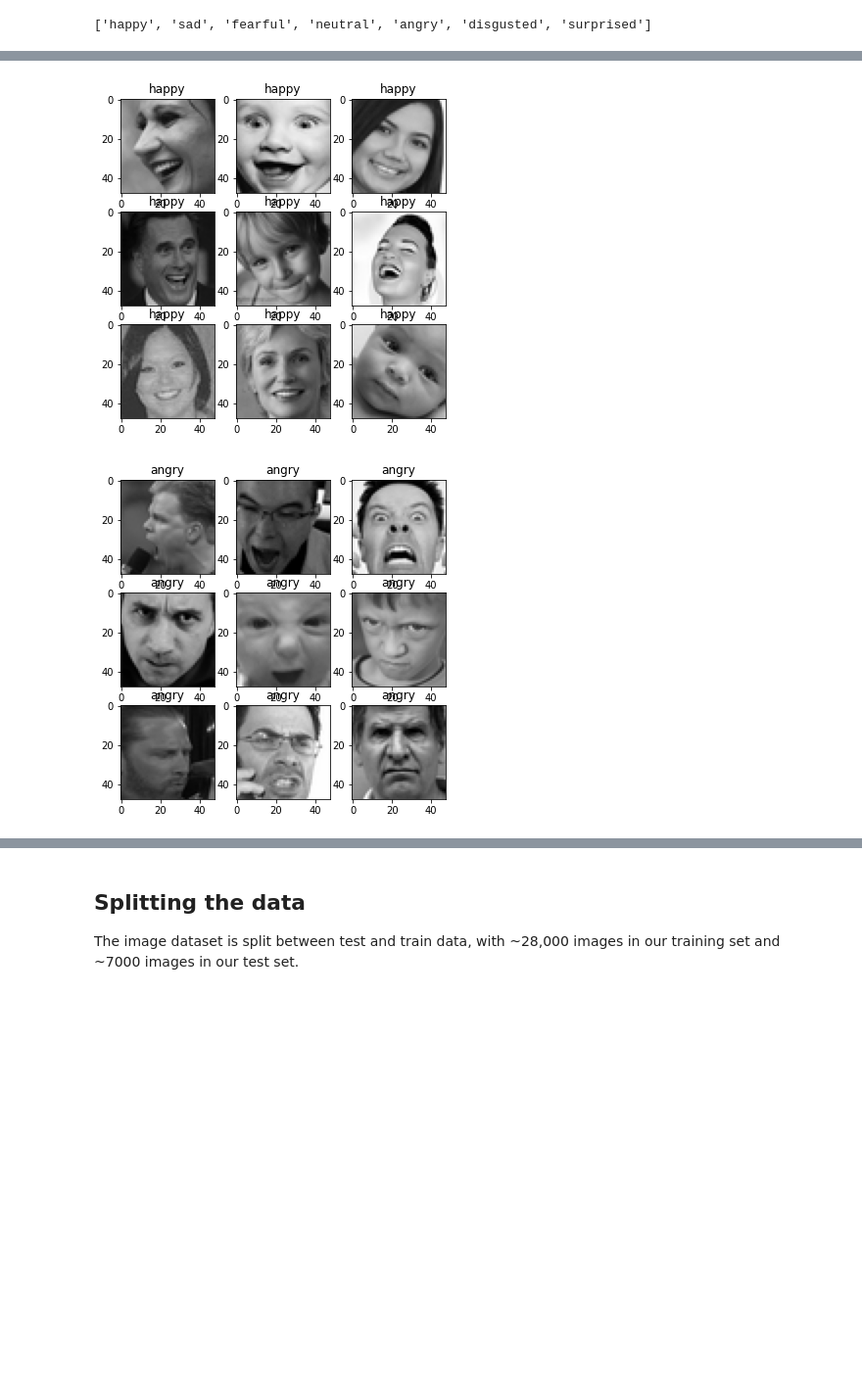
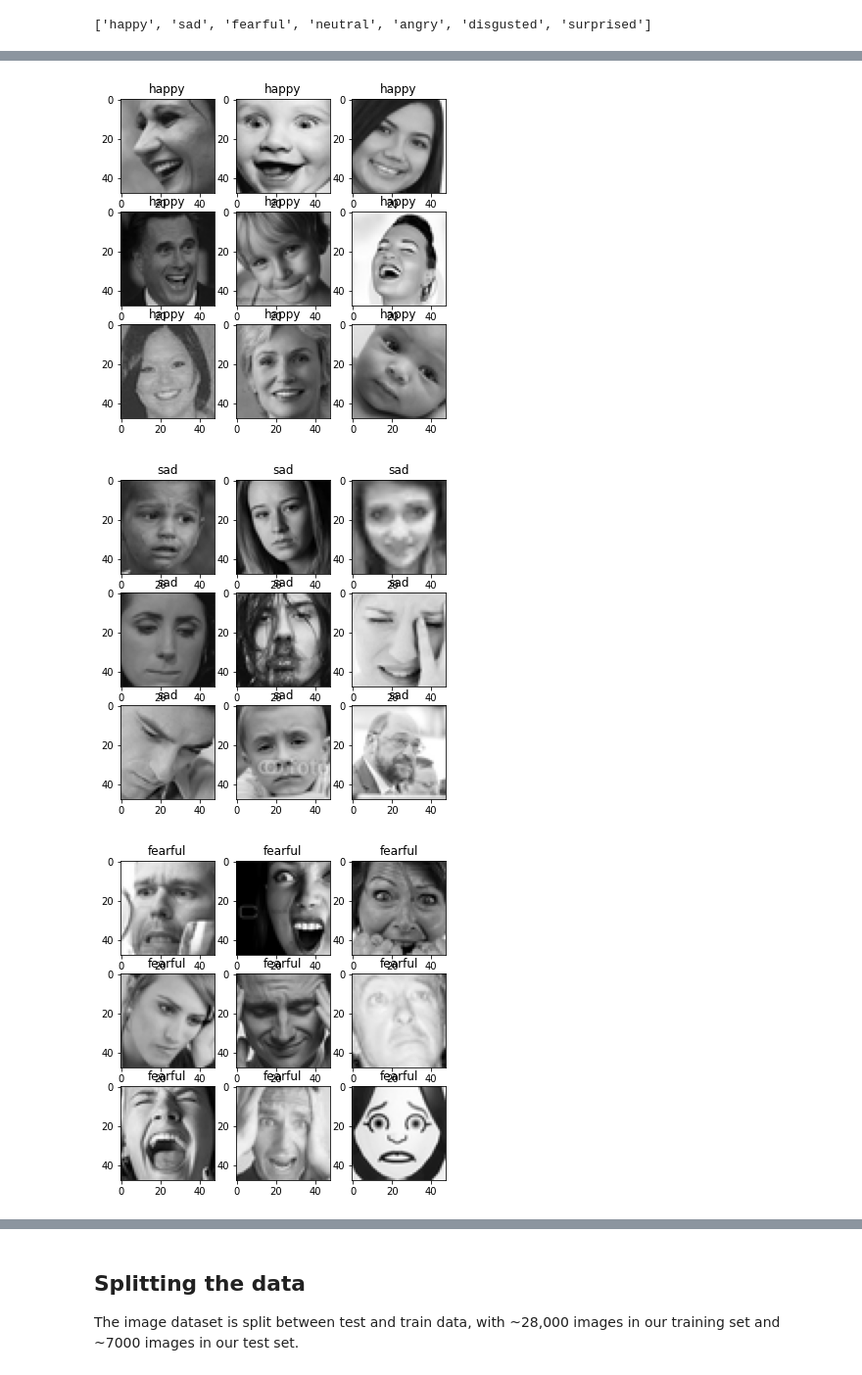
Before and after one commit to allysonvasquez/EmotionRecognition, a Jupyter notebook: Emotion_Recognition_Visualization.ipynb, the cells around one changed output, grey strips where cells are left out. Shown at 98% size. Cells and saved outputs as stored; diff of their text form; code cells hidden in the pictures; blank space fills up the shorter version.

Commit message:
automated image visualization

```diff
--- a/Emotion_Recognition_Visualization.ipynb
+++ b/Emotion_Recognition_Visualization.ipynb
@@ -27,18 +27,19 @@ Lets look at 2 of the emotion labels in our dataset, happy and angry:
 # %%
 folder_path = 'data/train/'
 test_folder = 'data/test/'
 
 def display_images(emotion):
     plt.figure(figsize= (6,6))
     for i in range(1, 10, 1):
         plt.subplot(3,3,i)
         img = image.load_img(folder_path + '/' + emotion + "/" + os.listdir(folder_path + '/' + emotion)[i], target_size=(48, 48))
         plt.title(emotion)
         plt.imshow(img)
     plt.show()
 
-display_images('happy')
-display_images('angry')
+for i in os.listdir('data/train'):
+    display_images(i)
 # %% [output]
 [figure]
-[figure, old version]
+[figure, new version]
+[figure, added]
```
Also changed, not shown: parts of 2 cells of this notebook.
